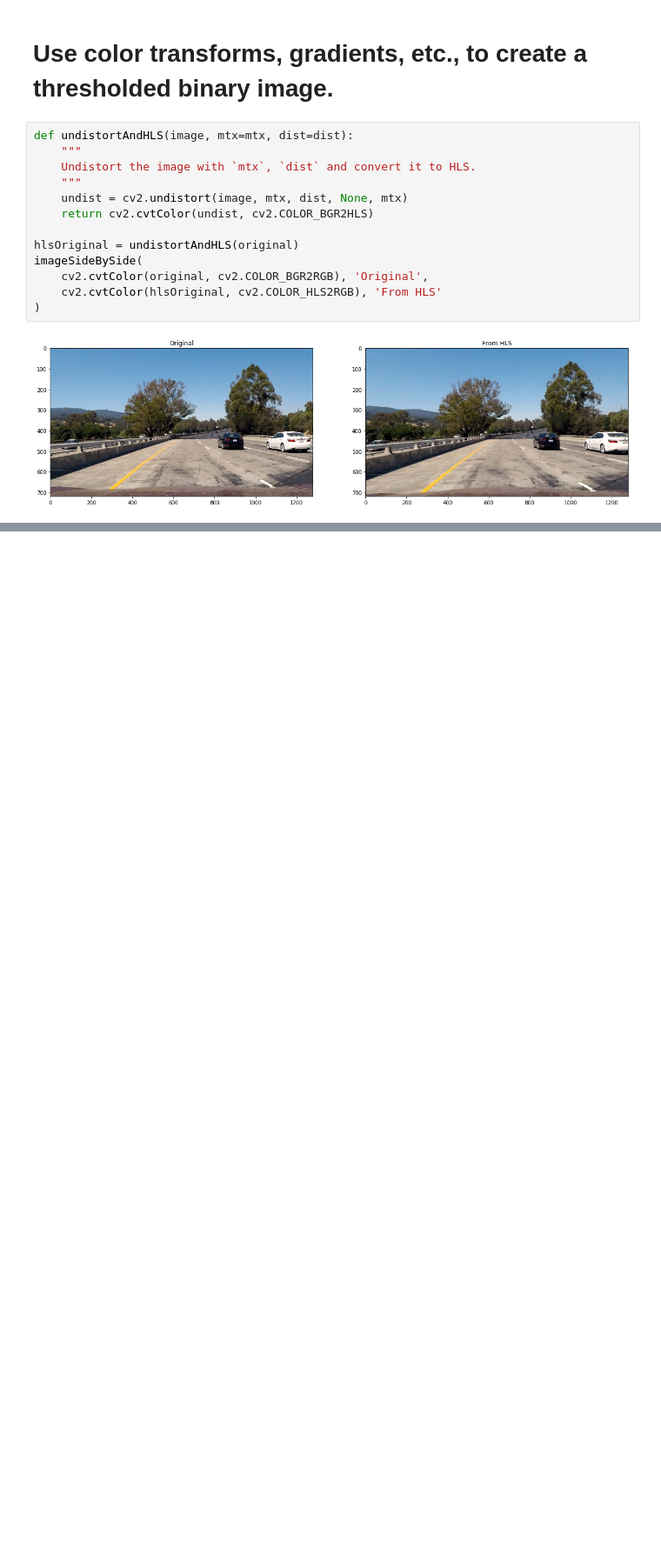
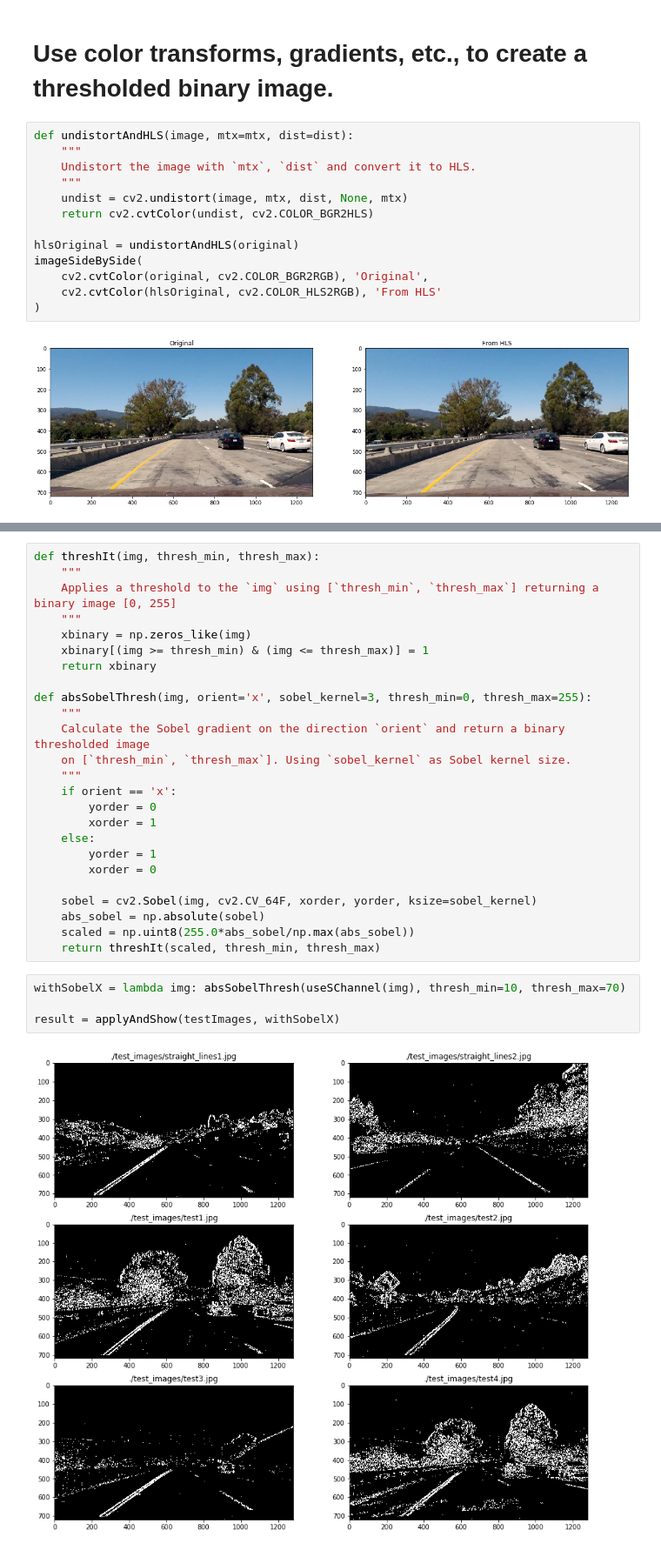
Before and after one commit to darienmt/CarND-Advanced-Lane-Lines-P4, a Jupyter notebook: Advance Lane Lines.ipynb, the cells around one changed output, grey strips where cells are left out. Shown at 87% size. Cells and saved outputs as stored; diff of their text form; blank space fills up the shorter version.

Commit message:
Gradients

```diff
--- a/Advance Lane Lines.ipynb
+++ b/Advance Lane Lines.ipynb
@@ -96,0 +122,31 @@ showImages(list(map(lambda img: (img[0], undistortAndHLS(img[1])[:,:,2]), testIm
+# %%
+def threshIt(img, thresh_min, thresh_max):
+    """
+    Applies a threshold to the `img` using [`thresh_min`, `thresh_max`] returning a binary image [0, 255]
+    """
+    xbinary = np.zeros_like(img)
+    xbinary[(img >= thresh_min) & (img <= thresh_max)] = 1
+    return xbinary
+
+def absSobelThresh(img, orient='x', sobel_kernel=3, thresh_min=0, thresh_max=255):
+    """
+    Calculate the Sobel gradient on the direction `orient` and return a binary thresholded image
+    on [`thresh_min`, `thresh_max`]. Using `sobel_kernel` as Sobel kernel size.
+    """
+    if orient == 'x':
+        yorder = 0
+        xorder = 1
+    else:
+        yorder = 1
+        xorder = 0
+
+    sobel = cv2.Sobel(img, cv2.CV_64F, xorder, yorder, ksize=sobel_kernel)
+    abs_sobel = np.absolute(sobel)
+    scaled = np.uint8(255.0*abs_sobel/np.max(abs_sobel))
+    return threshIt(scaled, thresh_min, thresh_max)
+# %%
+withSobelX = lambda img: absSobelThresh(useSChannel(img), thresh_min=10, thresh_max=70)
+
+result = applyAndShow(testImages, withSobelX)
+# %% [output]
+[figure, added]
```
Also changed, not shown: parts of 16 cells of this notebook.
